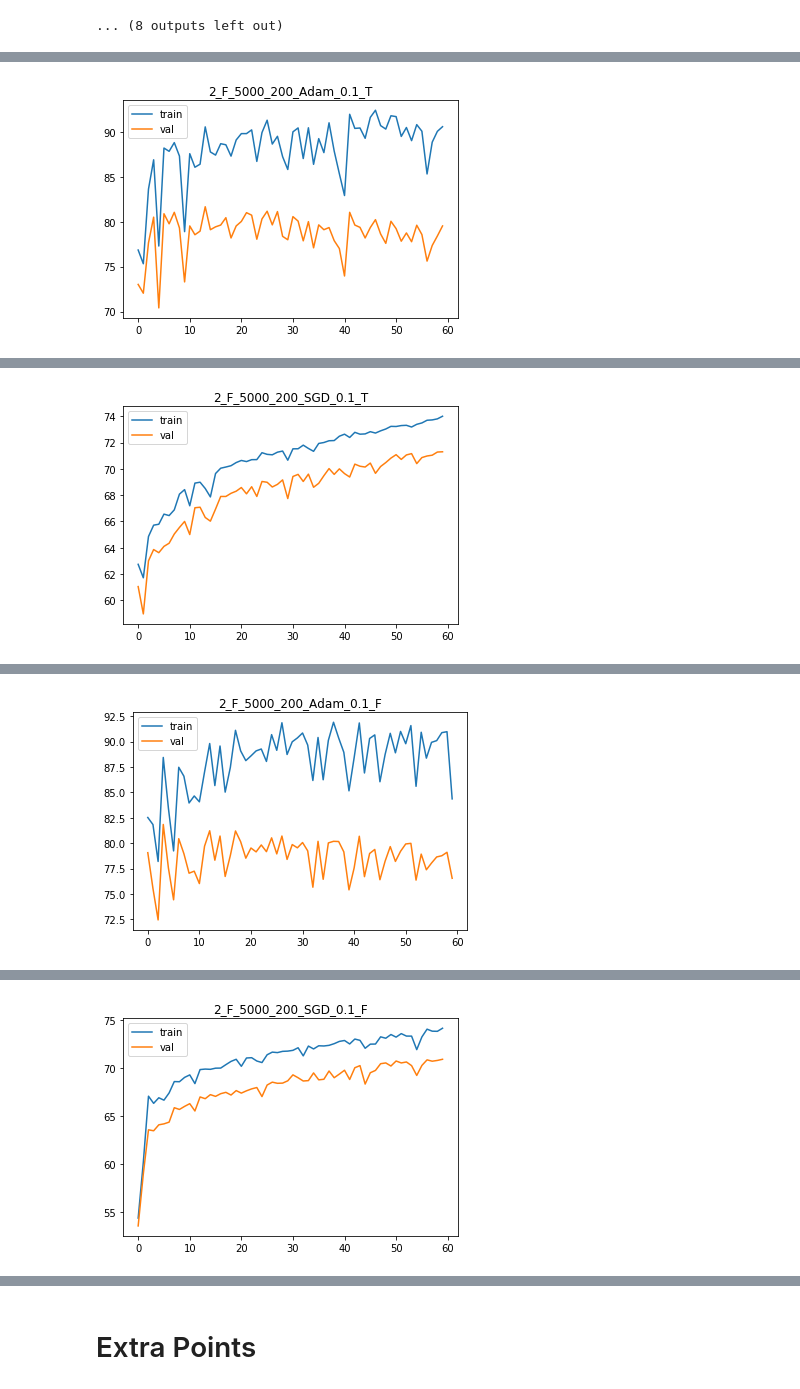
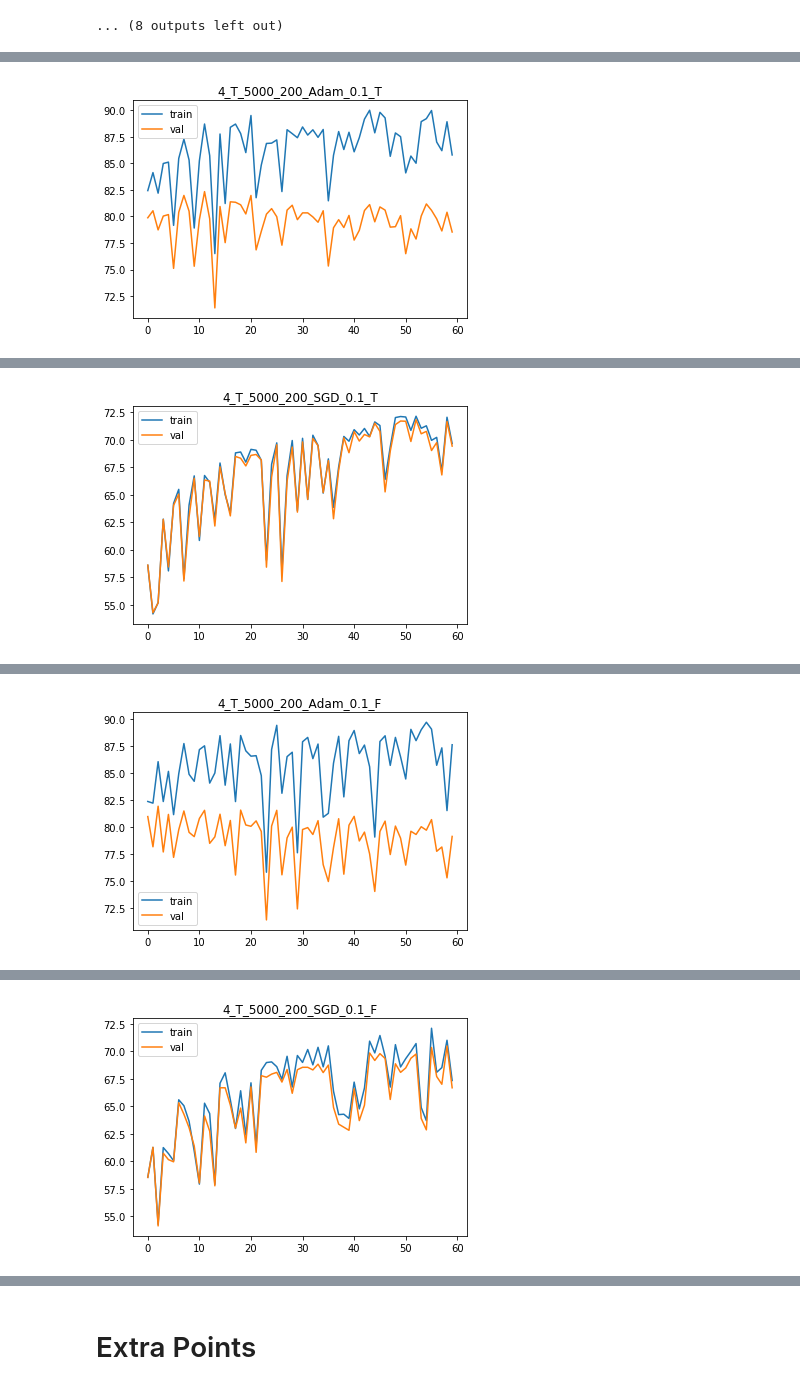
Before and after one commit to XintianHan/nlp_2018, a Jupyter notebook: hw1/hw1.ipynb, the cells around one changed output, grey strips where cells are left out. Saved outputs shown, nothing was run; the diff lists cells and outputs as text; code cells hidden in the pictures.

```diff
--- a/hw1/hw1.ipynb
+++ b/hw1/hw1.ipynb
@@ -98,25 +98,25 @@ def tokenize_dataset(dataset):
 
     return token_dataset, all_tokens
 
-# # val set tokens
-# print ("Tokenizing val data")
-# val_data_tokens, _ = tokenize_dataset(val_data)
-# pkl.dump(val_data_tokens, open("val_data_tokens.p", "wb"))
+# val set tokens
+print ("Tokenizing val data")
+val_data_tokens, _ = tokenize_dataset(val_data)
+pkl.dump(val_data_tokens, open("val_data_tokens.p", "wb"))
 
-# # test set tokens
-# print ("Tokenizing test data")
-# test_data_tokens, _ = tokenize_dataset(test_data)
-# pkl.dump(test_data_tokens, open("test_data_tokens.p", "wb"))
+# test set tokens
+print ("Tokenizing test data")
+test_data_tokens, _ = tokenize_dataset(test_data)
+pkl.dump(test_data_tokens, open("test_data_tokens.p", "wb"))
 
-# # train set tokens
-# print ("Tokenizing train data")
-# train_data_tokens, all_train_tokens = tokenize_dataset(train_data)
-# pkl.dump(train_data_tokens, open("train_data_tokens.p", "wb"))
-# pkl.dump(all_train_tokens, open("all_train_tokens.p", "wb"))
+# train set tokens
+print ("Tokenizing train data")
+train_data_tokens, all_train_tokens = tokenize_dataset(train_data)
+pkl.dump(train_data_tokens, open("train_data_tokens.p", "wb"))
+pkl.dump(all_train_tokens, open("all_train_tokens.p", "wb"))
 # %%
 # tokenize ngram: only_ngram and all_ngram (from 1 to n)
 ns = [2,3,4]
-all_ngrams = ['T', 'F']
+all_ngrams = ['T','F']
 # start tokenize ngram
 def tokenize_ngram(sent, n=1, all_ngram = 'T'):
     tokens = tokenizer(sent)
@@ -140,7 +140,7 @@ def tokenize_dataset_ngram(dataset, n = 1, all_ngram = 'T'):
     all_tokens = []
 
     for sample in dataset:
-        tokens = tokenize_ngram(sample)
+        tokens = tokenize_ngram(sample, n=n, all_ngram = all_ngram)
         token_dataset.append(tokens)
         all_tokens += tokens
 
@@ -149,19 +149,19 @@ def tokenize_dataset_ngram(dataset, n = 1, all_ngram = 'T'):
 for n in ns:
     for all_ngram in all_ngrams:
 
-        # val set tokens
+        val set tokens
         print ("Tokenizing val data")
         val_data_tokens, _ = tokenize_dataset_ngram(val_data, n = n, all_ngram = all_ngram)
         pkl.dump(val_data_tokens, open("val_data_tokens"+str(n)+all_ngram+".p", "wb"))
 
         # test set tokens
         print ("Tokenizing test data")
-        test_data_tokens, _ = tokenize_dataset_ngram(test_data)
+        test_data_tokens, _ = tokenize_dataset_ngram(test_data, n = n, all_ngram = all_ngram)
         pkl.dump(test_data_tokens, open("test_data_tokens"+str(n)+all_ngram+".p", "wb"))
 
         # train set tokens
         print ("Tokenizing train data")
-        train_data_tokens, all_train_tokens = tokenize_dataset(train_data)
+        train_data_tokens, all_train_tokens = tokenize_dataset_ngram(train_data, n = n, all_ngram = all_ngram)
         pkl.dump(train_data_tokens, open("train_data_tokens"+str(n)+all_ngram+".p", "wb"))
         pkl.dump(all_train_tokens, open("all_train_tokens"+str(n)+all_ngram+".p", "wb"))
 # %% [output]
@@ -724,8 +708,8 @@ Epoch: [10/10], Step: [601/625], Validation Acc: 83.36
 # %%
 # Then we test optimizer settings. We fix n = 2, all_gram = F, max_vocab_size = 5000, emb_size = 500 and vary optimizer hyperparameters.
 best_valid_acc = 0
-ns = [2]
-all_ngrams = ['F']
+ns = [4]
+all_ngrams = ['T']
 max_vocab_sizes = [5000]
 emb_dims = [200]
 lrs = [0.1, 0.01, 0.001]
@@ -784,2 +768,2 @@ Epoch: [10/10], Step: [601/625], Validation Acc: 79.54
-[figure, old version]
+[figure, new version]
 After training for 10 epochs
@@ -802,2 +786,2 @@ Epoch: [10/10], Step: [601/625], Validation Acc: 71.3
-[figure, old version]
+[figure, new version]
 After training for 10 epochs
@@ -820,2 +804,2 @@ Epoch: [10/10], Step: [601/625], Validation Acc: 76.54
-[figure, old version]
+[figure, new version]
 After training for 10 epochs
@@ -838,2 +822,2 @@ Epoch: [10/10], Step: [601/625], Validation Acc: 70.9
-[figure, old version]
+[figure, new version]
 After training for 10 epochs
```
Also changed, not shown: parts of 9 cells of this notebook, 32 other files.
